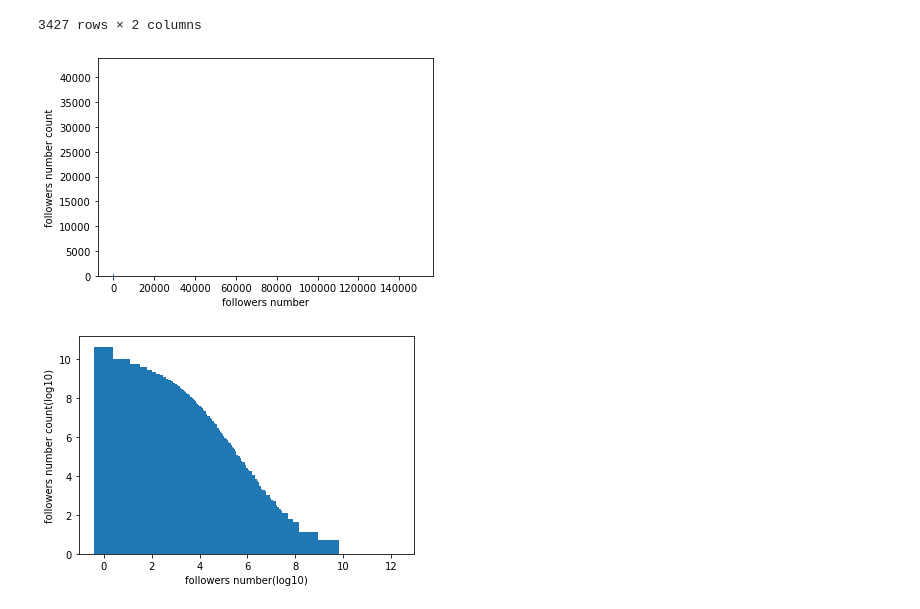
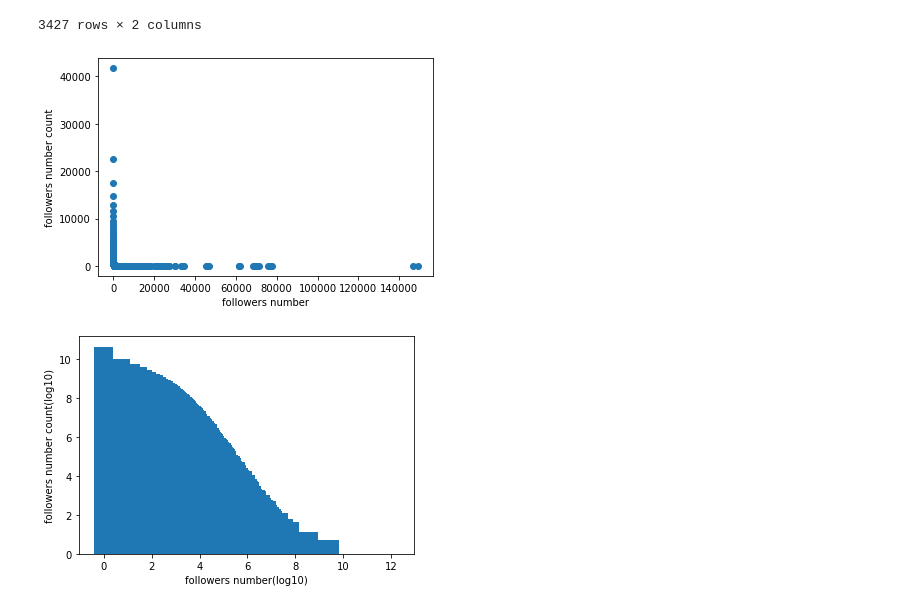
Before and after one commit to sixuanKong/social-computing, a Jupyter notebook: code/users.ipynb, the cells around one changed output. Drawn from its saved outputs; the diff is of its cells as text; code cells hidden in the pictures.

```diff
--- a/code/users.ipynb
+++ b/code/users.ipynb
@@ -135,12 +135,12 @@ followers
 | 1945 | 148982 | 1 |
 3427 rows × 2 columns
 # %%
-plt.bar(followers[0], followers[1])
+plt.scatter(followers[0], followers[1])
 plt.xlabel("followers number")
 plt.ylabel("followers number count")
 plt.show()
 # %% [output]
-[figure, old version]
+[figure, new version]
 # %%
 delta = 1
 plt.bar(np.log(followers[0]+delta),np.log(followers[1]))
```
Also changed, not shown: parts of 3 cells of this notebook, 6 other files.
